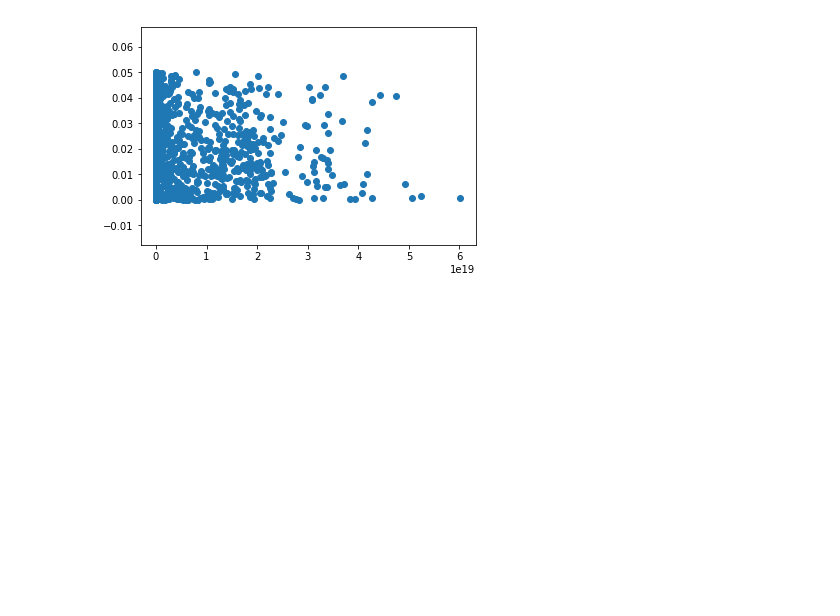
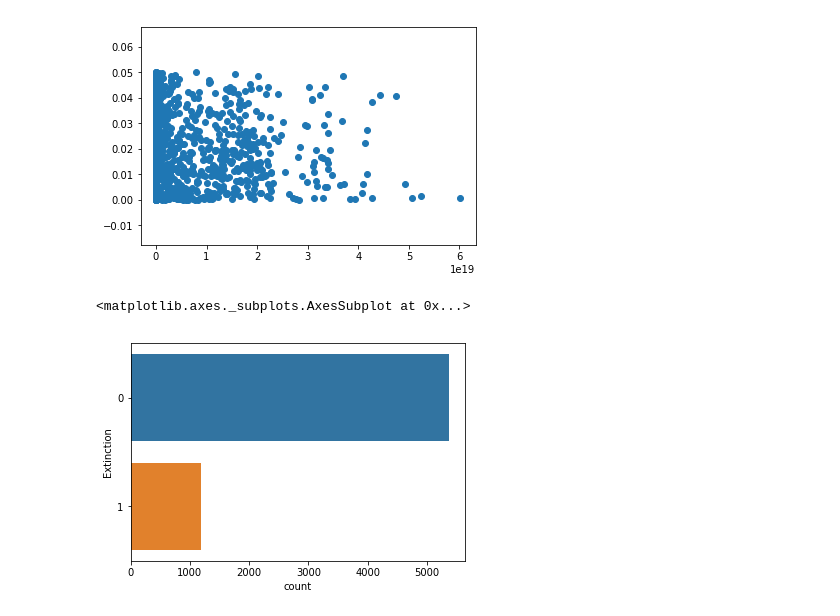
Before and after one commit to Doncurt/DS-final-proj, a Jupyter notebook: notebooks/Initial Exploration.ipynb, the cells around one changed output. Drawn from its saved outputs; the diff is of its cells as text; code cells hidden in the pictures; blank space fills up the shorter version.

```diff
--- a/notebooks/Initial Exploration.ipynb
+++ b/notebooks/Initial Exploration.ipynb
@@ -189,3 +250,9 @@ plt.scatter(df['Force(joules)'], df['CA Distance Minimum (au)'])
 # %% [output]
 <matplotlib.collections.PathCollection at 0x...>
 [figure]
+# %%
+sns.countplot(y='Extinction', data=df,orient='v')
+#Just under 1 out of every 6 impacts will create an extinction event
+# %% [output]
+<matplotlib.axes._subplots.AxesSubplot at 0x...>
+[figure, added]
```
Also changed, not shown: parts of 17 cells of this notebook.
